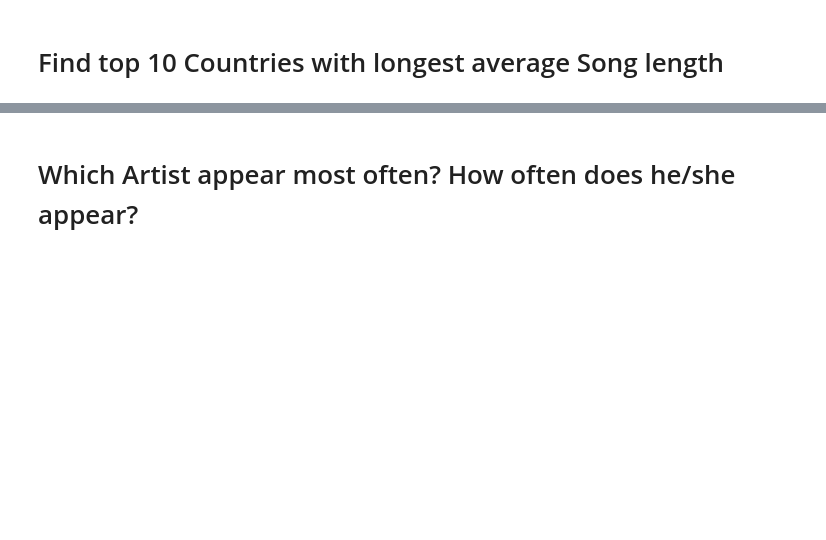
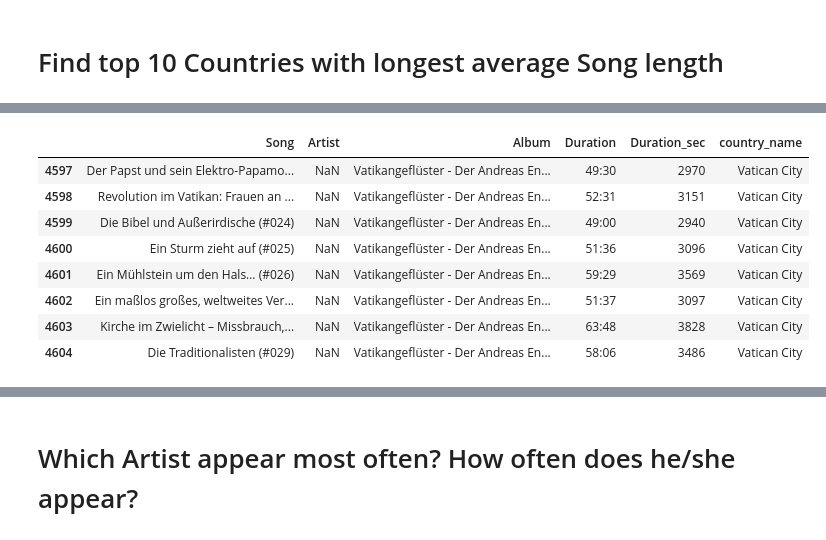
Before and after one commit to SchneFre/project-API-and-Web-Data-Scraping, a Jupyter notebook: eda.ipynb, the cells around one changed output, grey strips where cells are left out. Drawn from its saved outputs; the diff is of its cells as text; code cells hidden in the pictures; blank space fills up the shorter version.

```diff
--- a/eda.ipynb
+++ b/eda.ipynb
@@ -120,0 +137,13 @@ plt.show()
+# %%
+vatican_city = df[df["country_name"] == "Vatican City"]
+vatican_city
+# %% [output]
+|  | Song | Artist | Album | Duration | Duration_sec | country_name |
+| 4597 | Der Papst und sein Elektro-Papamo... | NaN | Vatikangeflüster - Der Andreas En... | 49:30 | 2970 | Vatican City |
+| 4598 | Revolution im Vatikan: Frauen an ... | NaN | Vatikangeflüster - Der Andreas En... | 52:31 | 3151 | Vatican City |
+| 4599 | Die Bibel und Außerirdische (#024) | NaN | Vatikangeflüster - Der Andreas En... | 49:00 | 2940 | Vatican City |
+| 4600 | Ein Sturm zieht auf (#025) | NaN | Vatikangeflüster - Der Andreas En... | 51:36 | 3096 | Vatican City |
+| 4601 | Ein Mühlstein um den Hals… (#026) | NaN | Vatikangeflüster - Der Andreas En... | 59:29 | 3569 | Vatican City |
+| 4602 | Ein maßlos großes, weltweites Ver... | NaN | Vatikangeflüster - Der Andreas En... | 51:37 | 3097 | Vatican City |
+| 4603 | Kirche im Zwielicht – Missbrauch,... | NaN | Vatikangeflüster - Der Andreas En... | 63:48 | 3828 | Vatican City |
+| 4604 | Die Traditionalisten (#029) | NaN | Vatikangeflüster - Der Andreas En... | 58:06 | 3486 | Vatican City |
```
Also changed, not shown: parts of 7 cells of this notebook.
